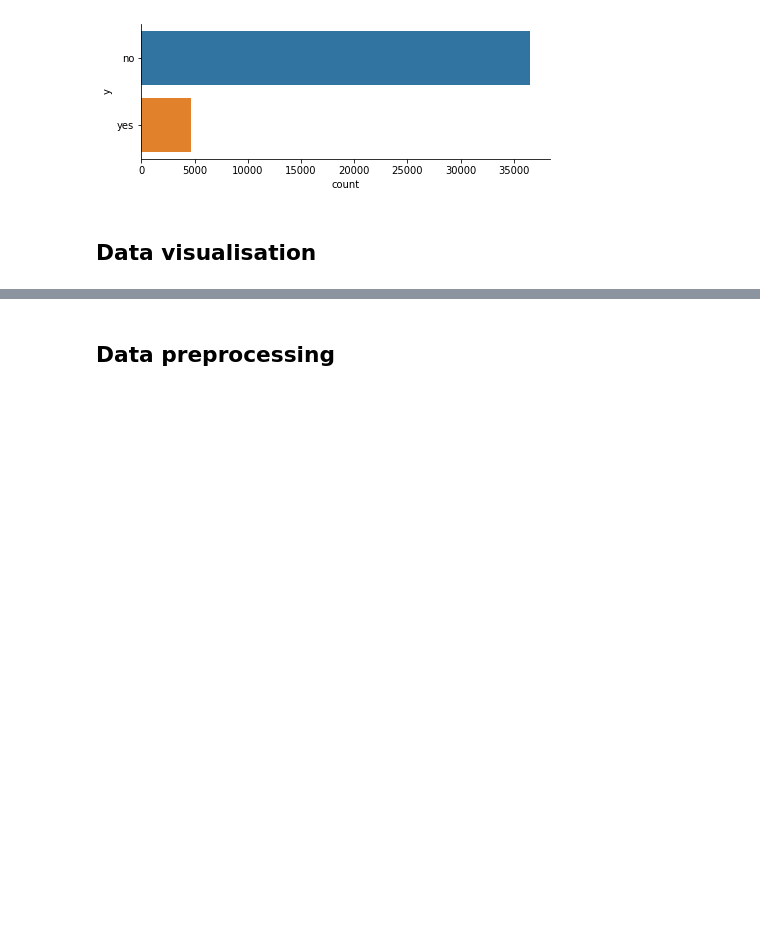
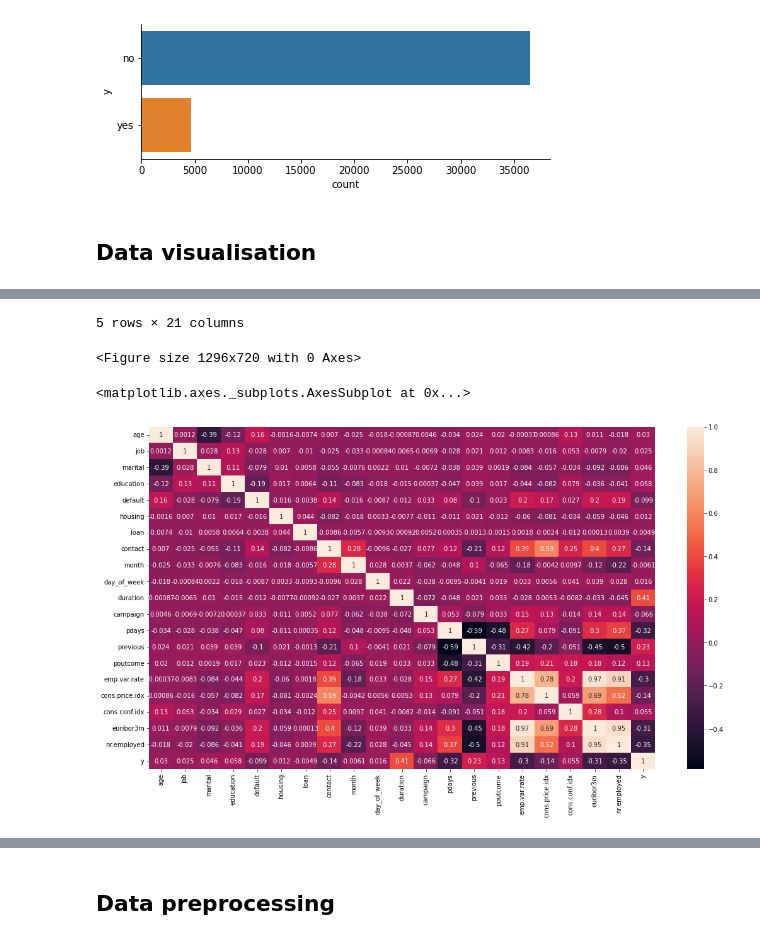
Before and after one commit to optusudhaval/buildingAI, a Jupyter notebook: assessment/OptusU_Final_Assessment_TermDeposit.ipynb, the cells around one changed output, grey strips where cells are left out. Saved outputs shown, nothing was run; the diff lists cells and outputs as text; code cells hidden in the pictures; blank space fills up the shorter version.

```diff
--- a/assessment/OptusU_Final_Assessment_TermDeposit.ipynb
+++ b/assessment/OptusU_Final_Assessment_TermDeposit.ipynb
@@ -184,0 +182,13 @@ sns.heatmap(corr_matrix, annot=True)
+# %%
+def object_to_int(dataframe_series):
+    if dataframe_series.dtype=='object':
+        dataframe_series = LabelEncoder().fit_transform(dataframe_series)
+    return dataframe_series
+
+df_second = bank_dataset.apply(lambda x: object_to_int(x))
+df_second.head()
+
+plt.figure(figsize = (18,10))
+corr_matrix = df_second.corr()
+sns.heatmap(corr_matrix, data = bank_dataset, annot=True)
+# %% [output]
@@ -185 +201,5 @@ sns.heatmap(corr_matrix, annot=True)
+5 rows × 21 columns
+<Figure size 1296x720 with 0 Axes>
+<matplotlib.axes._subplots.AxesSubplot at 0x...>
+[figure, added]
 # %%
```
Also changed, not shown: parts of 6 cells of this notebook.
